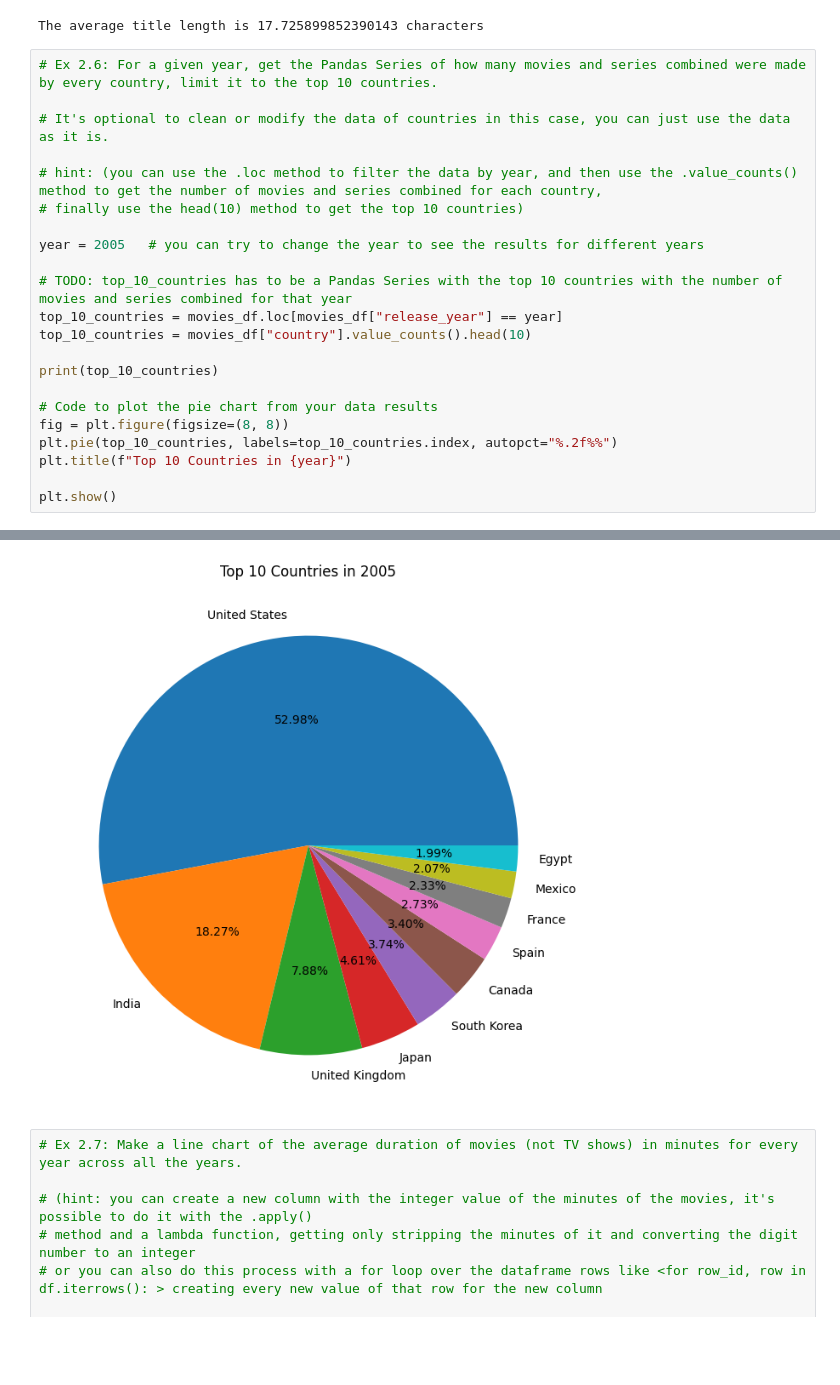
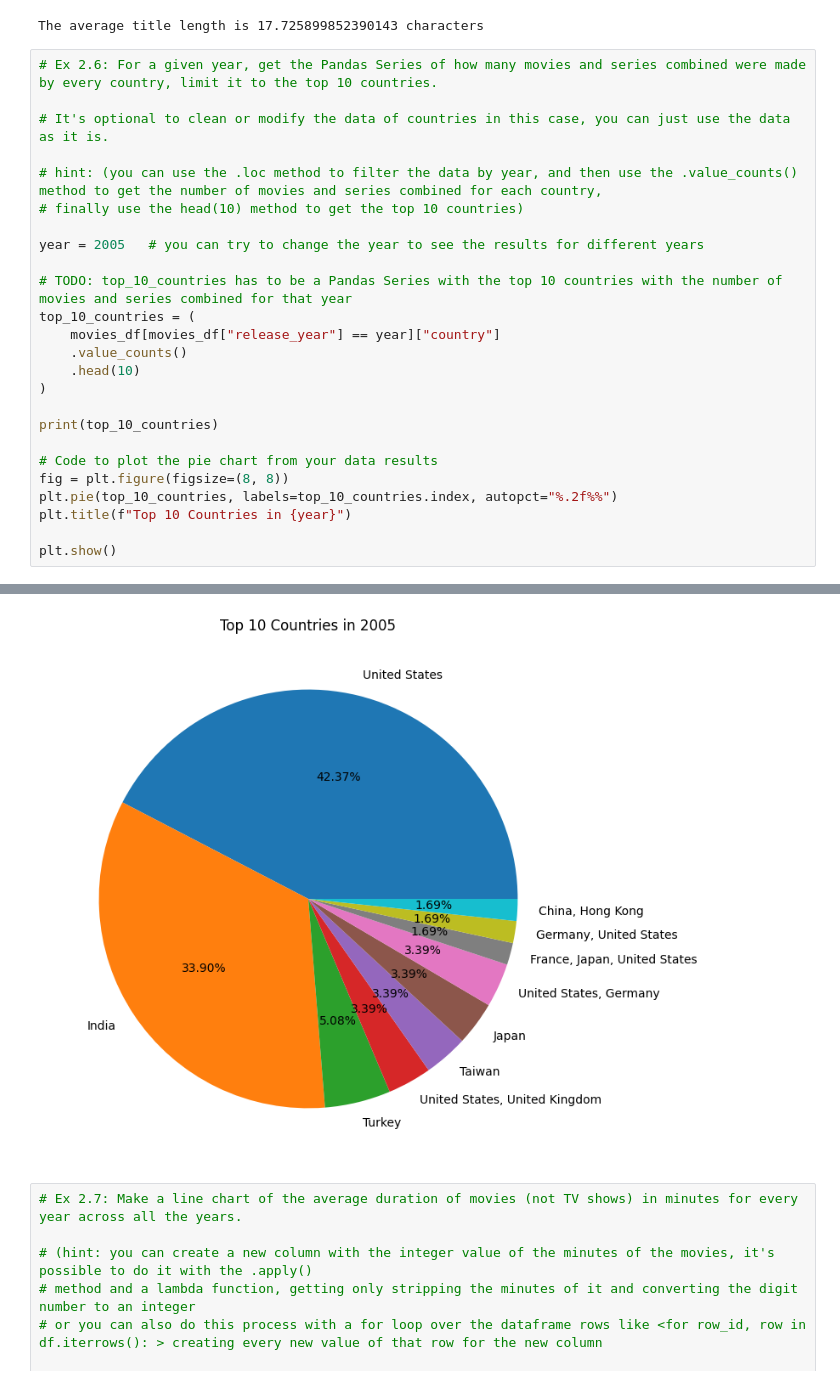
Before and after one commit to carlotasoler03/eae_ipld_project, a Jupyter notebook: development/02_netflix_data_analysis.ipynb, the cells around one changed output, grey strips where cells are left out. Saved outputs shown, nothing was run; the diff lists cells and outputs as text; blank space fills up the shorter version.

```diff
--- a/development/02_netflix_data_analysis.ipynb
+++ b/development/02_netflix_data_analysis.ipynb
@@ -119,8 +121,11 @@ The average title length is 17.725899852390143 characters
 year = 2005   # you can try to change the year to see the results for different years
 
 # TODO: top_10_countries has to be a Pandas Series with the top 10 countries with the number of movies and series combined for that year
-top_10_countries = movies_df.loc[movies_df["release_year"] == year]
-top_10_countries = movies_df["country"].value_counts().head(10)
+top_10_countries = (
+    movies_df[movies_df["release_year"] == year]["country"]
+    .value_counts()
+    .head(10)
+)
 
 print(top_10_countries)
 
@@ -145,5 +150,5 @@ Egypt              106
 Name: count, dtype: int64
-[figure, old version]
+[figure, new version]
 # %%
 # Ex 2.7: Make a line chart of the average duration of movies (not TV shows) in minutes for every year across all the years.
 
```
Also changed, not shown: parts of 2 cells of this notebook, 1 other file.
